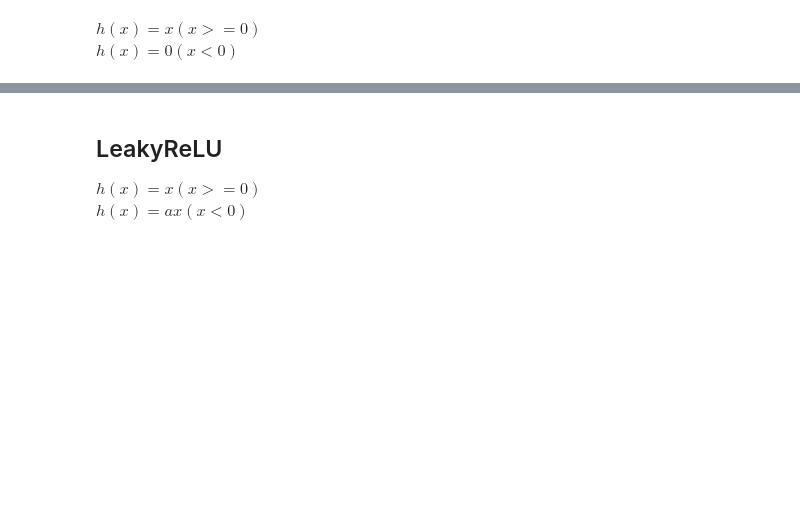
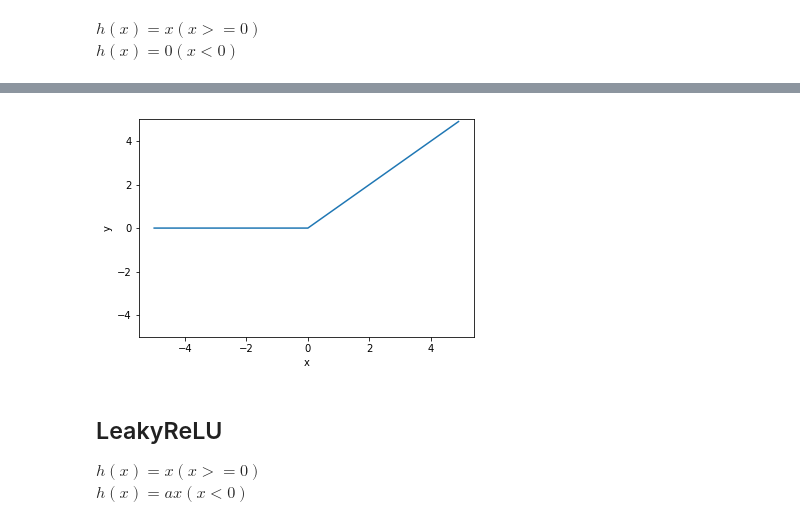
Before and after one commit to dychi/skillup-ai, a Jupyter notebook: DL_Course/Day1/2_notebook/1_2_activation_function_trainee.ipynb, the cells around one changed output, grey strips where cells are left out. Saved outputs shown, nothing was run; the diff lists cells and outputs as text; code cells hidden in the pictures; blank space fills up the shorter version.

```diff
--- a/DL_Course/Day1/2_notebook/1_2_activation_function_trainee.ipynb
+++ b/DL_Course/Day1/2_notebook/1_2_activation_function_trainee.ipynb
@@ -87,14 +103,16 @@ np.maximum(1, np.array([-1, 0, 1, 2]))
 # %%
 def relu(x):
-    return
+    return np.maximum(x, 0)
 
 x = np.arange(-5,5,0.1)
 y = relu(x)
 plt.plot(x,y)
 plt.xlabel("x")
 plt.ylabel("y")
 plt.ylim([-5.0,5])
 plt.show()
+# %% [output]
+[figure, added]
 # %% [markdown]
 ## LeakyReLU
 $h(x) = x (x>=0)$
```
Also changed, not shown: parts of 10 cells of this notebook, 7 other files.
